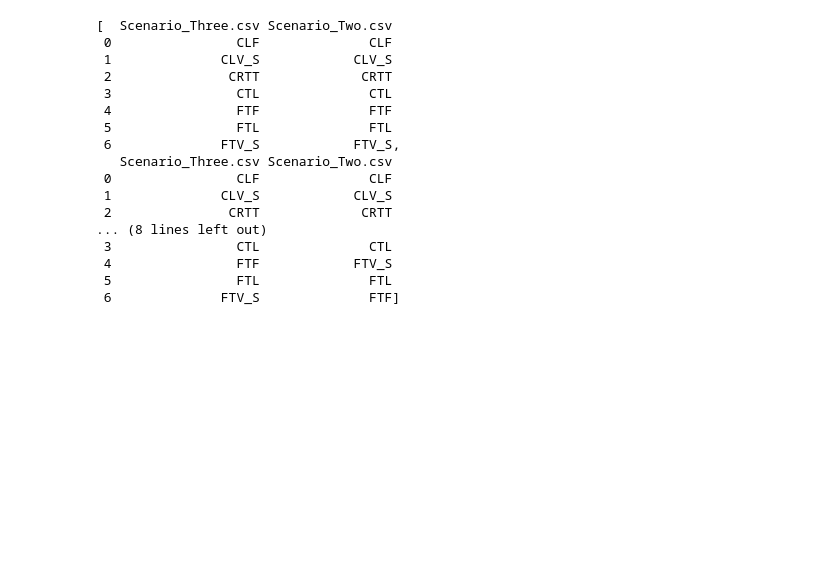
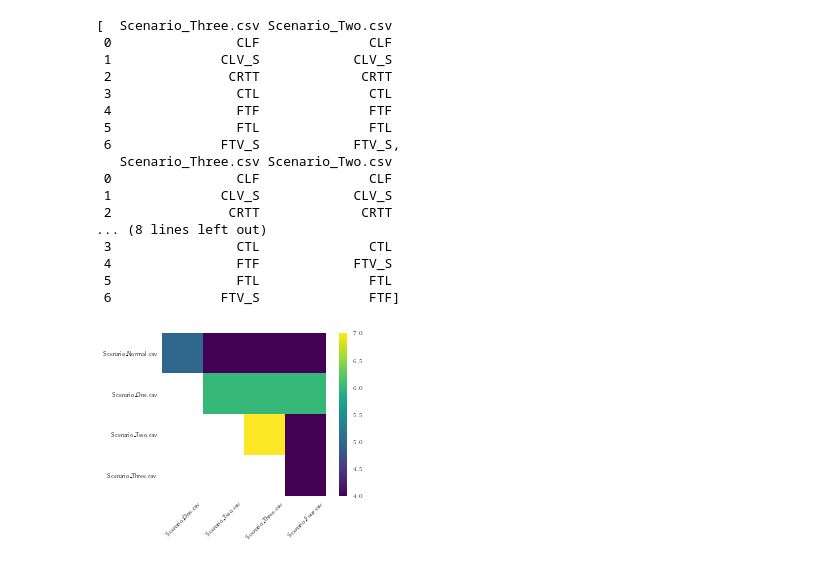
Before and after one commit to ayllon/MatchBox, a Jupyter notebook: notebooks/results-kaggle-aircraft-fuel.ipynb, the cells around one changed output. Cells and saved outputs as stored; diff of their text form; code cells hidden in the pictures; blank space fills up the shorter version.

Commit message:
Match graph for AFDS

```diff
--- a/notebooks/results-kaggle-aircraft-fuel.ipynb
+++ b/notebooks/results-kaggle-aircraft-fuel.ipynb
@@ -162,3 +156,26 @@ pretty_highest_ind(ind_findq[(0.1, 1., 1)], topn=3)
  4                FTF            FTV_S
  5                FTL              FTL
  6              FTV_S              FTF]
+# %%
+matrix = np.full((len(files)-1, len(files)-1), np.nan)
+
+for i, fa in enumerate(files):
+    for j, fb in enumerate(files[i+1:], start=i):
+        column = f'max_{fa}_{fb}'
+        if column not in f2:
+            column = f'max_{fb}_{fa}'
+        ref_ind = f2[column]
+
+        matrix[i,j] = ref_ind.max()
+# %%
+plt.figure()
+cmap = cm.get_cmap('viridis')
+cmap.set_bad(color='white')
+plt.imshow(matrix, cmap=cmap)
+plt.yticks(list(range(len(files)-1)), labels=[f.replace('_', '\_') for f in files[:-1]])
+plt.xticks(list(range(len(files)-1)), labels=[f.replace('_', '\_') for f in files[1:]], rotation=45)
+plt.colorbar()
+plt.grid(False)
+plt.savefig('/home/aalvarez/Downloads/Plots/afds.eps', bbox_inches='tight')
+# %% [output]
+[figure, added]
```
Also changed, not shown: parts of 2 cells of this notebook.
